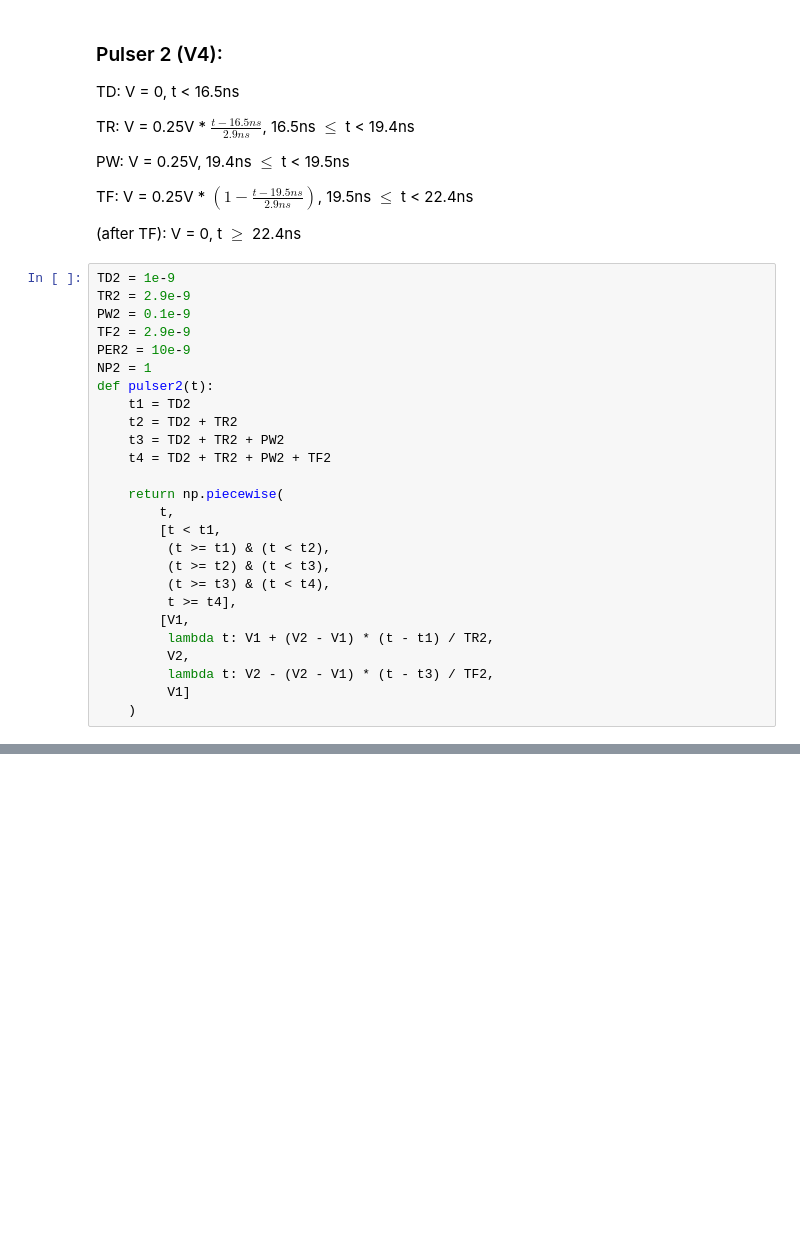
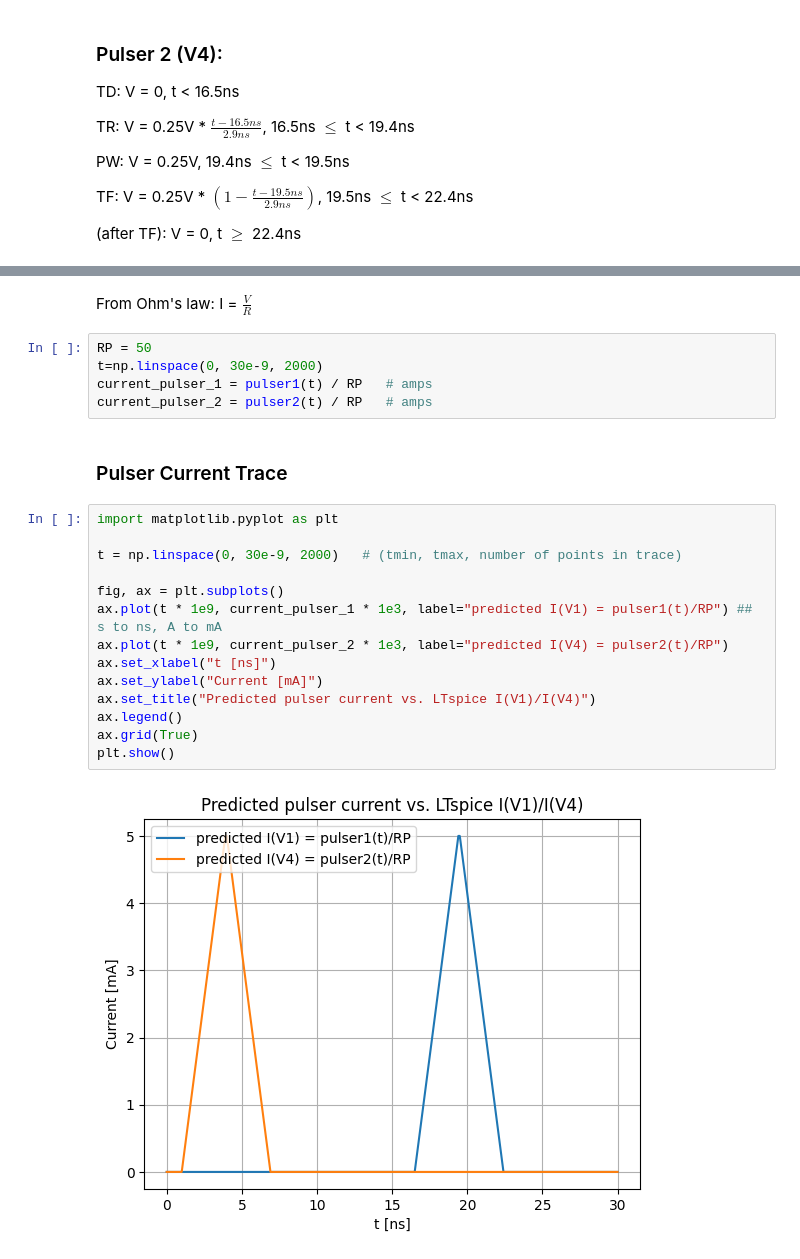
Before and after one commit to seacore219/SPCNC, a Jupyter notebook: notebooks/01_pulser.ipynb, the cells around one changed output, grey strips where cells are left out. Drawn from its saved outputs; the diff is of its cells as text; blank space fills up the shorter version.

Commit message:
finished pulser

```diff
--- a/notebooks/01_pulser.ipynb
+++ b/notebooks/01_pulser.ipynb
@@ -64,29 +35,3 @@ PW: V = 0.25V, 19.4ns $\leq$ t < 19.5ns
 TF: V = 0.25V * $(1 - \frac{t-19.5ns}{2.9ns})$, 19.5ns $\leq$ t < 22.4ns
 
 (after TF): V = 0, t $\geq$ 22.4ns
-# %%
-TD2 = 1e-9
-TR2 = 2.9e-9
-PW2 = 0.1e-9
-TF2 = 2.9e-9
-PER2 = 10e-9
-NP2 = 1
-def pulser2(t):
-    t1 = TD2
-    t2 = TD2 + TR2
-    t3 = TD2 + TR2 + PW2
-    t4 = TD2 + TR2 + PW2 + TF2
-
-    return np.piecewise(
-        t,
-        [t < t1,
-         (t >= t1) & (t < t2),
-         (t >= t2) & (t < t3),
-         (t >= t3) & (t < t4),
-         t >= t4],
-        [V1,
-         lambda t: V1 + (V2 - V1) * (t - t1) / TR2,
-         V2,
-         lambda t: V2 - (V2 - V1) * (t - t3) / TF2,
-         V1]
-    )
@@ -92,0 +72,25 @@ def pulser2(t):
+# %% [markdown]
+From Ohm's law: I = $\frac{V}{R}$
+# %%
+RP = 50
+t=np.linspace(0, 30e-9, 2000)
+current_pulser_1 = pulser1(t) / RP   # amps
+current_pulser_2 = pulser2(t) / RP   # amps
+# %% [markdown]
+### Pulser Current Trace
+# %%
+import matplotlib.pyplot as plt
+
+t = np.linspace(0, 30e-9, 2000)   # (tmin, tmax, number of points in trace)
+
+fig, ax = plt.subplots()
+ax.plot(t * 1e9, current_pulser_1 * 1e3, label="predicted I(V1) = pulser1(t)/RP") ## s to ns, A to mA
+ax.plot(t * 1e9, current_pulser_2 * 1e3, label="predicted I(V4) = pulser2(t)/RP")
+ax.set_xlabel("t [ns]")
+ax.set_ylabel("Current [mA]")
+ax.set_title("Predicted pulser current vs. LTspice I(V1)/I(V4)")
+ax.legend()
+ax.grid(True)
+plt.show()
+# %% [output]
+[figure, added]
```
Also changed, not shown: parts of 2 cells of this notebook.
